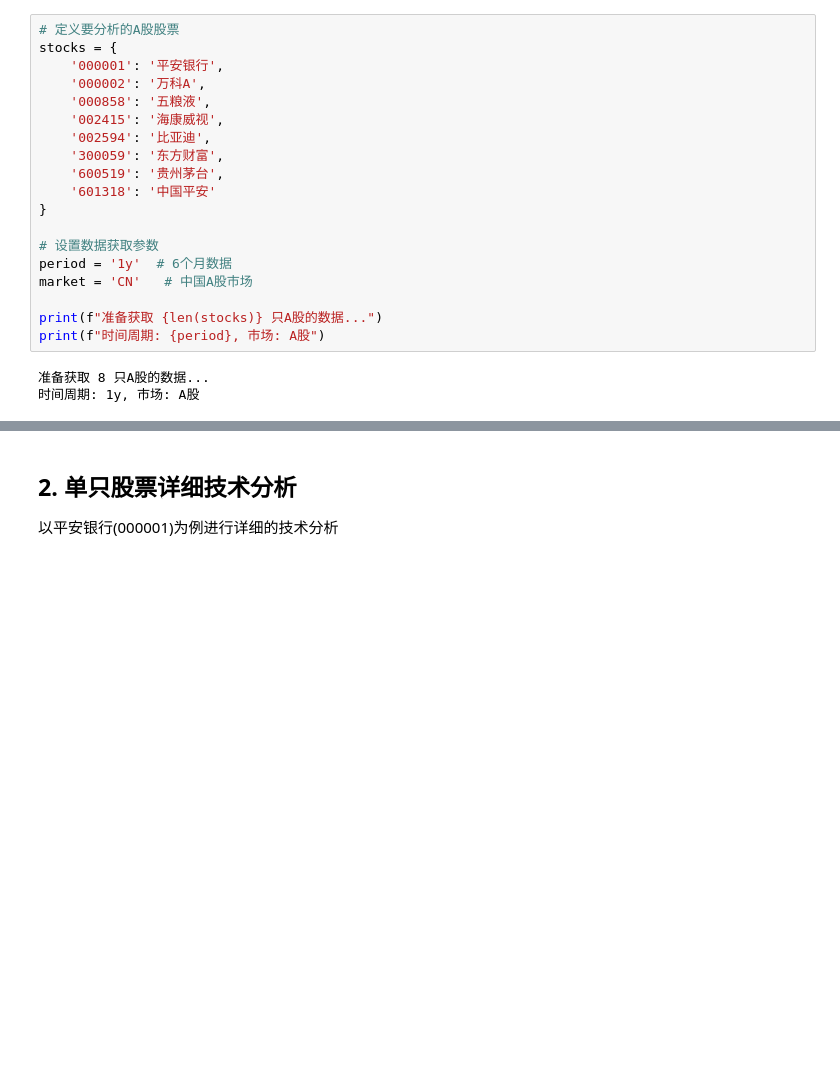
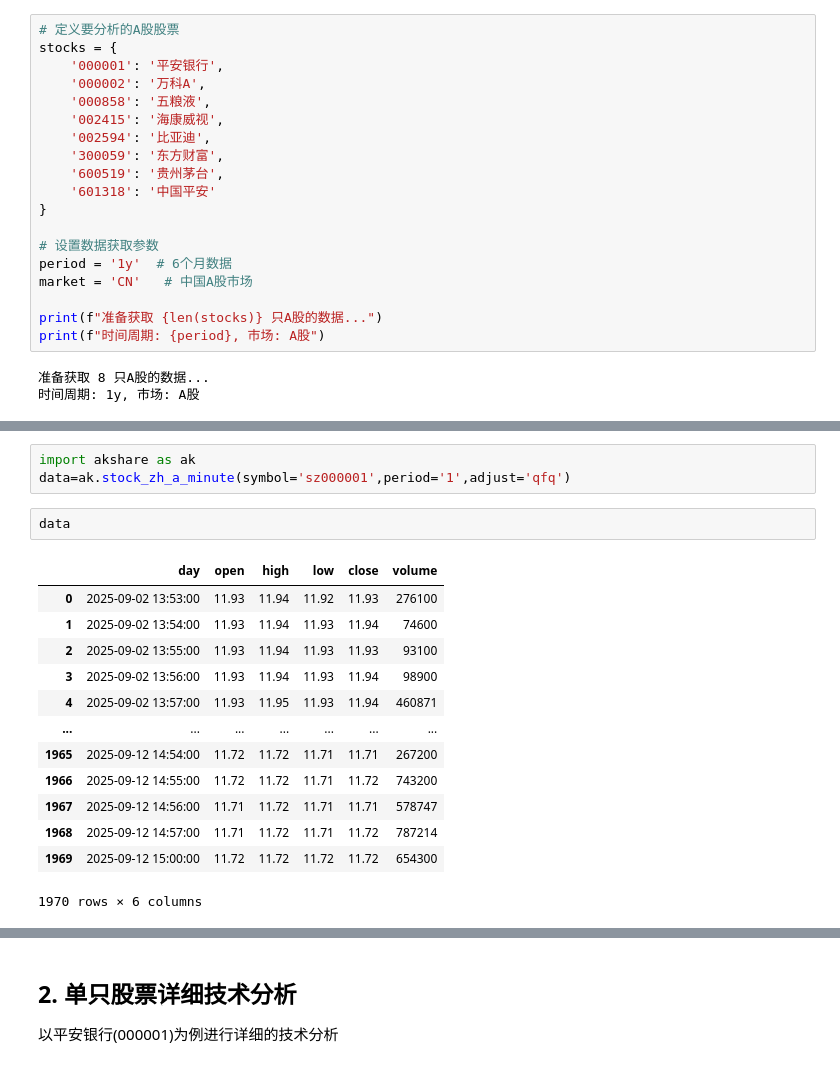
Before and after one commit to Ultraaaman/myQ, a Jupyter notebook: technical_analysis_example.ipynb, the cells around one changed output, grey strips where cells are left out. Cells and saved outputs as stored; diff of their text form; blank space fills up the shorter version.

```diff
--- a/technical_analysis_example.ipynb
+++ b/technical_analysis_example.ipynb
@@ -157,0 +158,19 @@ stock_data['000002']
+# %%
+import akshare as ak
+data=ak.stock_zh_a_minute(symbol='sz000001',period='1',adjust='qfq')
+# %%
+data
+# %% [output]
+|  | day | open | high | low | close | volume |
+| 0 | 2025-09-02 13:53:00 | 11.93 | 11.94 | 11.92 | 11.93 | 276100 |
+| 1 | 2025-09-02 13:54:00 | 11.93 | 11.94 | 11.93 | 11.94 | 74600 |
+| 2 | 2025-09-02 13:55:00 | 11.93 | 11.94 | 11.93 | 11.93 | 93100 |
+| 3 | 2025-09-02 13:56:00 | 11.93 | 11.94 | 11.93 | 11.94 | 98900 |
+| 4 | 2025-09-02 13:57:00 | 11.93 | 11.95 | 11.93 | 11.94 | 460871 |
+| ... | ... | ... | ... | ... | ... | ... |
+| 1965 | 2025-09-12 14:54:00 | 11.72 | 11.72 | 11.71 | 11.71 | 267200 |
+| 1966 | 2025-09-12 14:55:00 | 11.72 | 11.72 | 11.71 | 11.72 | 743200 |
+| 1967 | 2025-09-12 14:56:00 | 11.71 | 11.72 | 11.71 | 11.71 | 578747 |
+| 1968 | 2025-09-12 14:57:00 | 11.71 | 11.72 | 11.71 | 11.72 | 787214 |
+| 1969 | 2025-09-12 15:00:00 | 11.72 | 11.72 | 11.72 | 11.72 | 654300 |
+1970 rows × 6 columns
```
Also changed, not shown: parts of 4 cells of this notebook, 28 other files.
